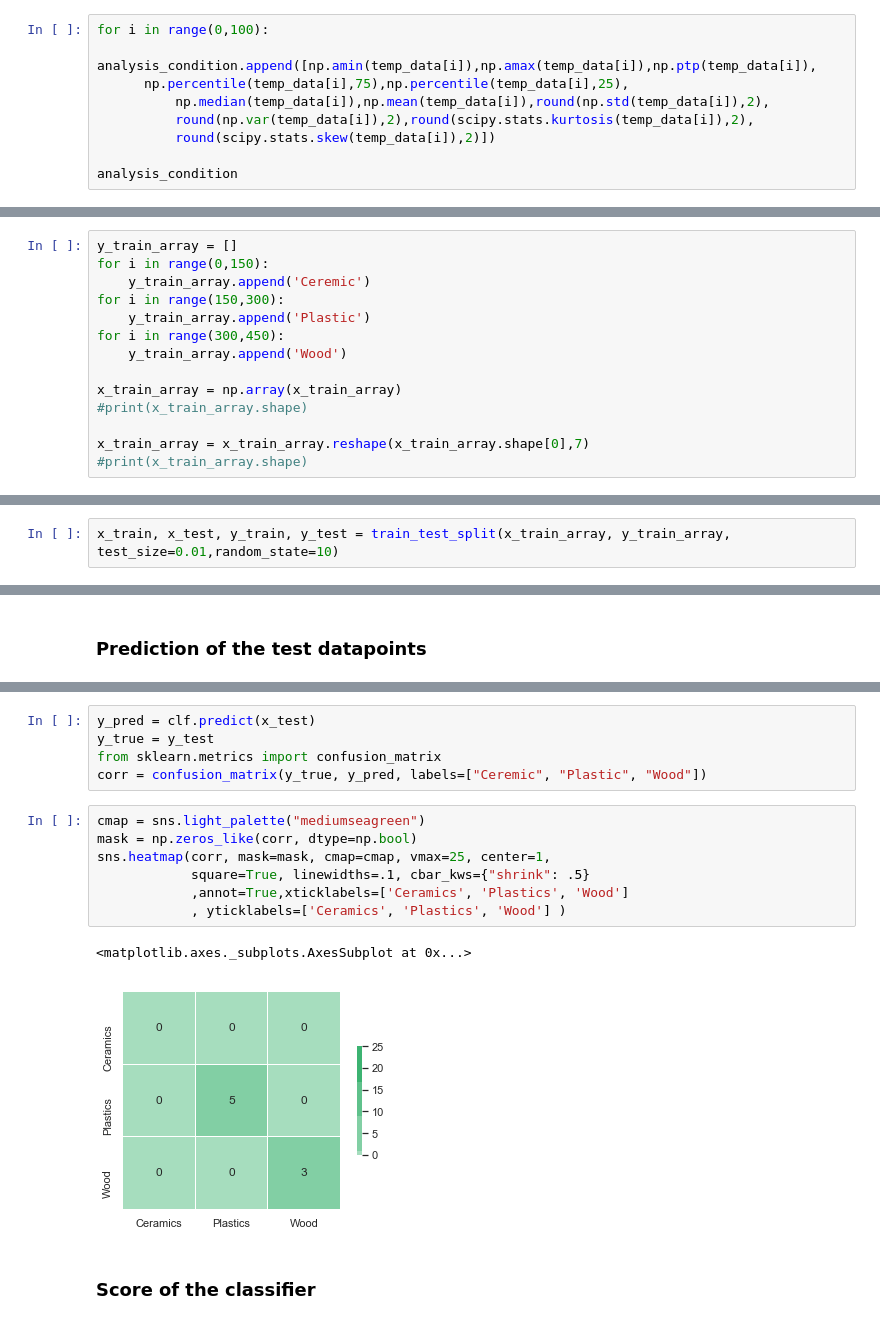
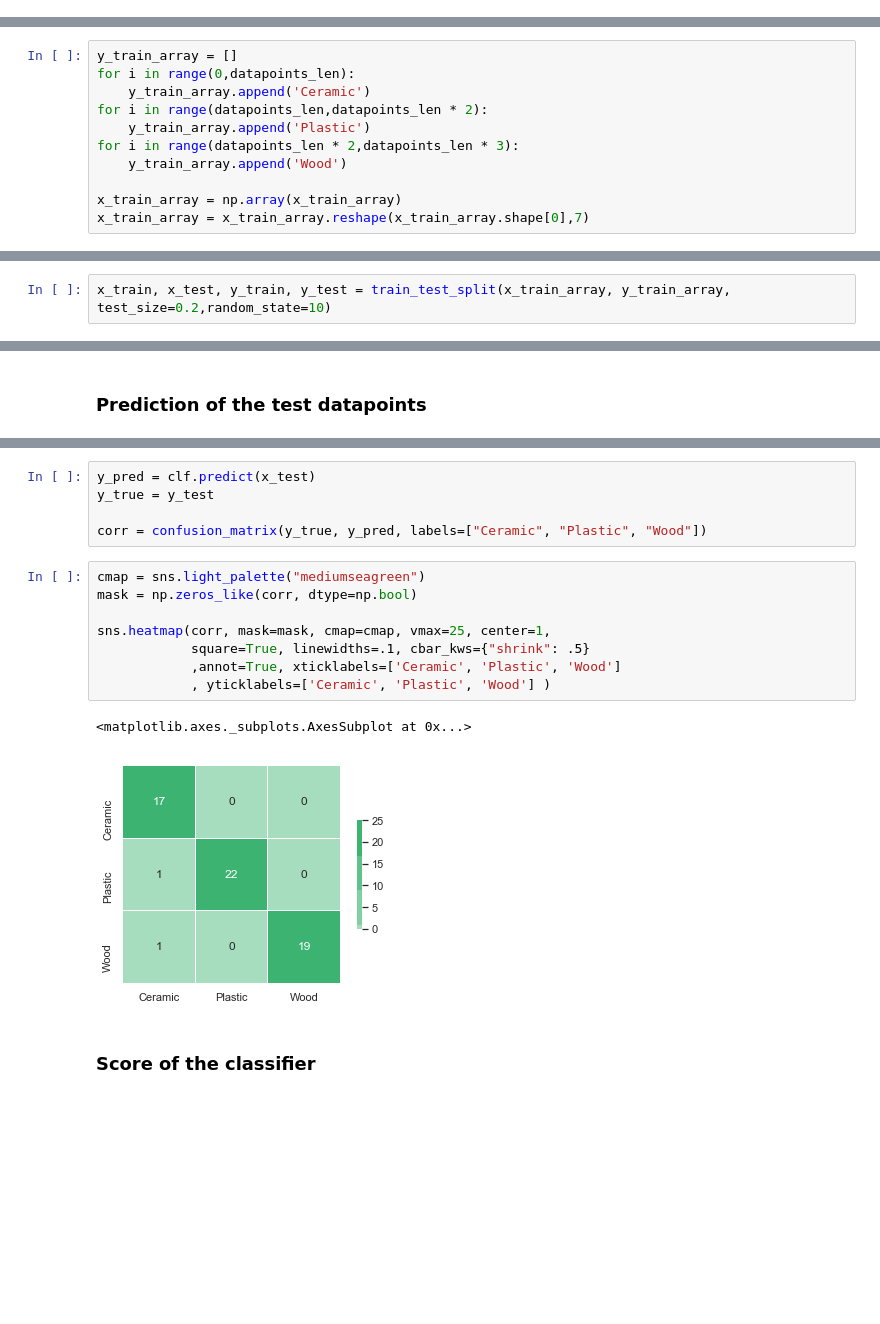
Before and after one commit to AnshulHedau/Pehchaan-The-Identifier, a Jupyter notebook: Data_Analysis_Python/Data Classification.ipynb, the cells around one changed output, grey strips where cells are left out. Saved outputs shown, nothing was run; the diff lists cells and outputs as text; blank space fills up the shorter version.

```diff
--- a/Data_Analysis_Python/Data Classification.ipynb
+++ b/Data_Analysis_Python/Data Classification.ipynb
@@ -144,9 +163,0 @@ for i in range(0,150):
-# %%
-for i in range(0,100):
-    analysis_condition.append([np.amin(temp_data[i]),np.amax(temp_data[i]),np.ptp(temp_data[i]),
-      np.percentile(temp_data[i],75),np.percentile(temp_data[i],25),
-          np.median(temp_data[i]),np.mean(temp_data[i]),round(np.std(temp_data[i]),2),
-          round(np.var(temp_data[i]),2),round(scipy.stats.kurtosis(temp_data[i]),2),
-          round(scipy.stats.skew(temp_data[i]),2)])
-
-analysis_condition
@@ -493,15 +473,12 @@ x_train_array = df.as_matrix()
 ### Labelling the data
 # %%
 y_train_array = []
-for i in range(0,150):
-    y_train_array.append('Ceremic')
-for i in range(150,300):
+for i in range(0,datapoints_len):
+    y_train_array.append('Ceramic')
+for i in range(datapoints_len,datapoints_len * 2):
     y_train_array.append('Plastic')
-for i in range(300,450):
+for i in range(datapoints_len * 2,datapoints_len * 3):
     y_train_array.append('Wood')
 
 x_train_array = np.array(x_train_array)
-#print(x_train_array.shape)
-
 x_train_array = x_train_array.reshape(x_train_array.shape[0],7)
-#print(x_train_array.shape)
@@ -513,7 +487,7 @@ x_train_array = x_train_array.reshape(x_train_array.shape[0],7)
 # %% [markdown]
 ### Test-train split
 # %%
-x_train, x_test, y_train, y_test = train_test_split(x_train_array, y_train_array, test_size=0.01,random_state=10)
+x_train, x_test, y_train, y_test = train_test_split(x_train_array, y_train_array, test_size=0.2,random_state=10)
 # %% [markdown]
 ### Initialising Machine Learning algorithm
 # %%
@@ -565,17 +553,18 @@ array(['Plastic', 'Plastic', 'Wood', 'Plastic', 'Wood', 'Plastic', 'Wood',
 # %%
 y_pred = clf.predict(x_test)
 y_true = y_test
-from sklearn.metrics import confusion_matrix
-corr = confusion_matrix(y_true, y_pred, labels=["Ceremic", "Plastic", "Wood"])
+
+corr = confusion_matrix(y_true, y_pred, labels=["Ceramic", "Plastic", "Wood"])
 # %%
 cmap = sns.light_palette("mediumseagreen")
 mask = np.zeros_like(corr, dtype=np.bool)
+
 sns.heatmap(corr, mask=mask, cmap=cmap, vmax=25, center=1,
             square=True, linewidths=.1, cbar_kws={"shrink": .5}
-            ,annot=True,xticklabels=['Ceramics', 'Plastics', 'Wood']
-            , yticklabels=['Ceramics', 'Plastics', 'Wood'] )
+            ,annot=True, xticklabels=['Ceramic', 'Plastic', 'Wood']
+            , yticklabels=['Ceramic', 'Plastic', 'Wood'] )
 # %% [output]
 <matplotlib.axes._subplots.AxesSubplot at 0x...>
-[figure, old version]
+[figure, new version]
 # %% [markdown]
 ### Score of the classifier
```
Also changed, not shown: parts of 106 cells of this notebook, 30 other files.
